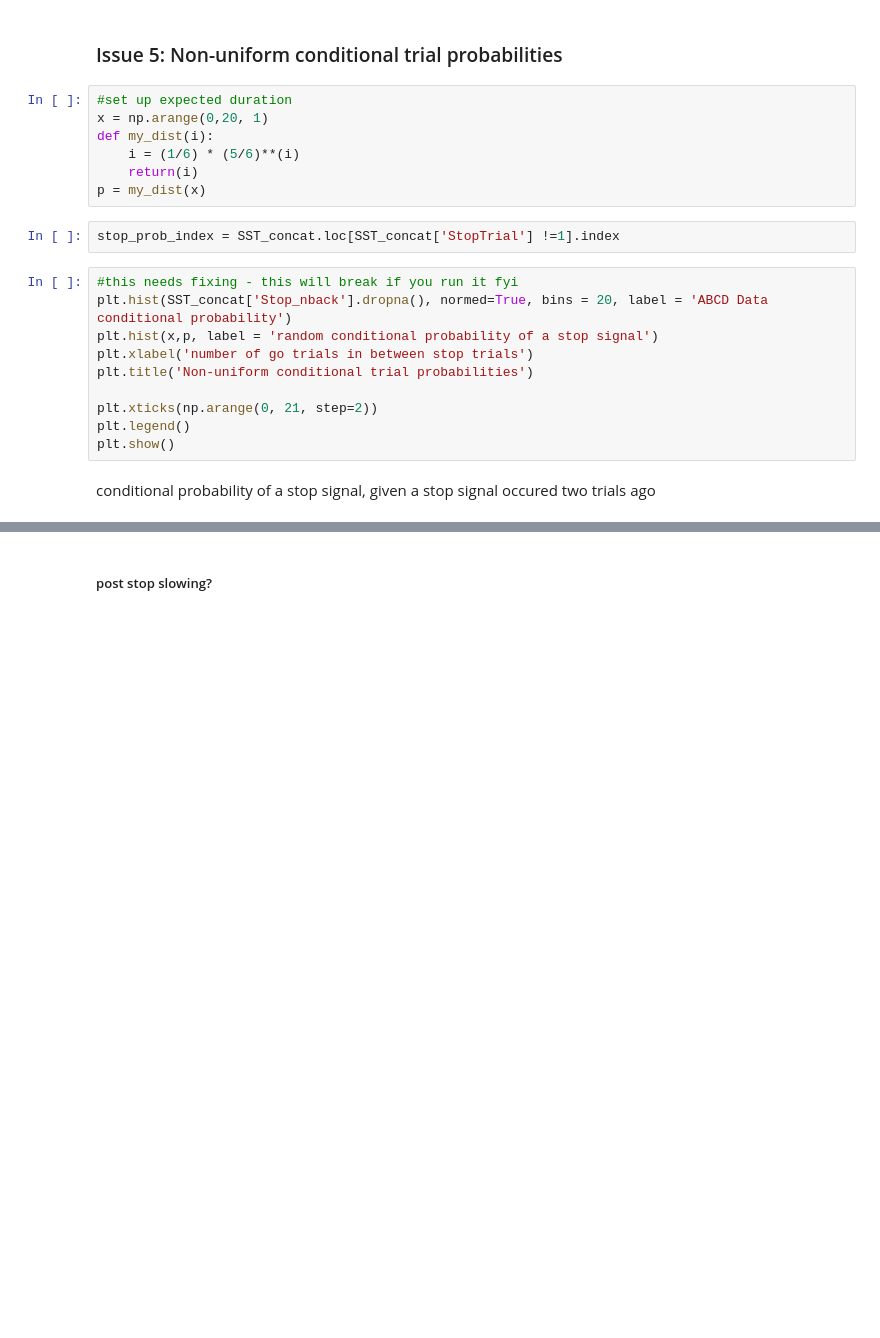
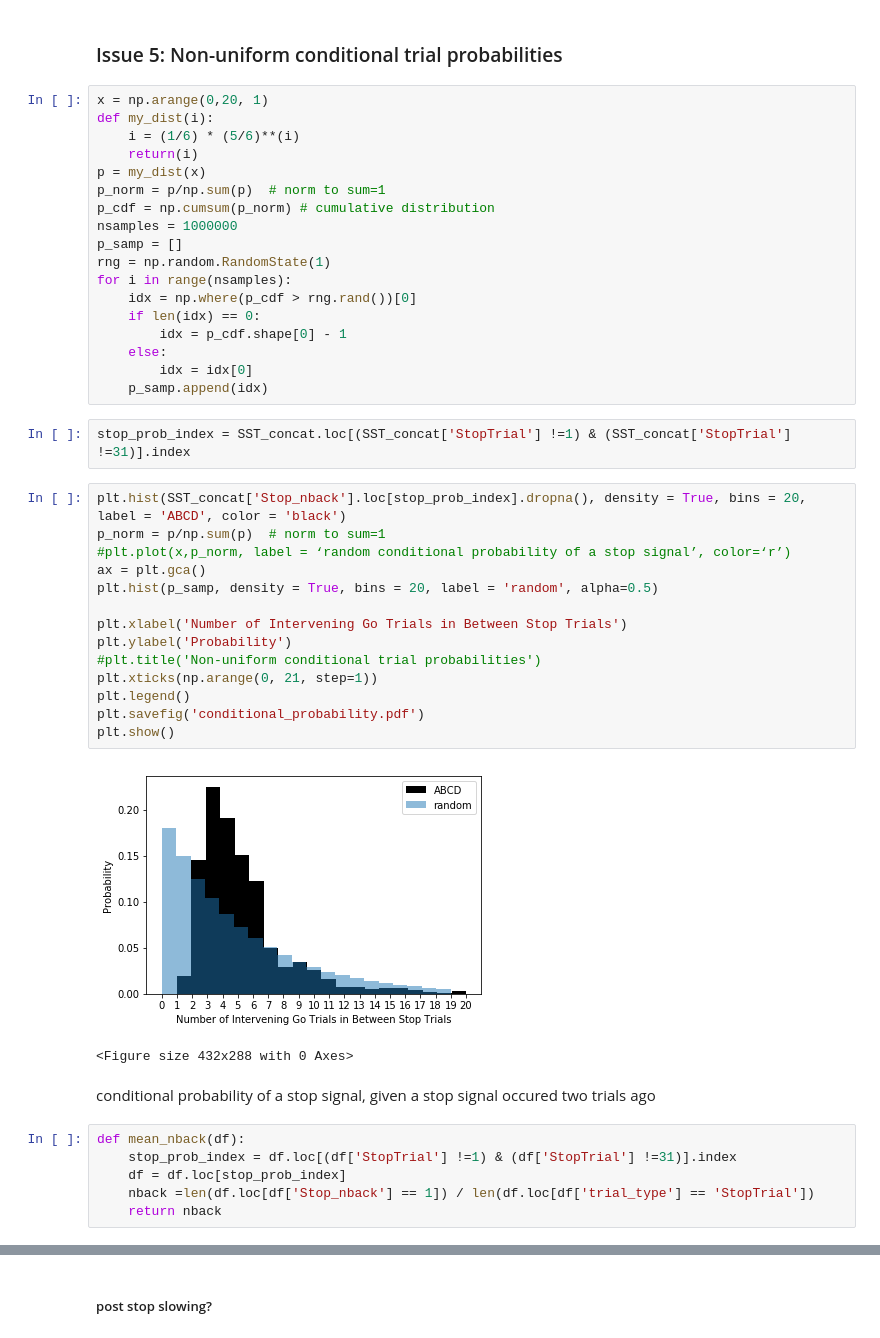
Before and after one commit to mckenziephagen/ABCD_Stop_Signal, a Jupyter notebook: scripts/SST_manuscript/SST_problems.ipynb, the cells around one changed output, grey strips where cells are left out. Drawn from its saved outputs; the diff is of its cells as text; blank space fills up the shorter version.

```diff
--- a/scripts/SST_manuscript/SST_problems.ipynb
+++ b/scripts/SST_manuscript/SST_problems.ipynb
@@ -196,23 +269,47 @@ len(SST_concat.loc[(SST_concat['SSDDur'] == 0) & (SST_concat['correct_stop'] ==
 # %% [markdown]
 ### Issue 5: Non-uniform conditional trial probabilities
-# %%
-#set up expected duration
-x = np.arange(0,20, 1)
-def my_dist(i):
-    i = (1/6) * (5/6)**(i)
-    return(i)
-p = my_dist(x)
+# %%
+x = np.arange(0,20, 1)
+def my_dist(i):
+    i = (1/6) * (5/6)**(i)
+    return(i)
+p = my_dist(x)
+p_norm = p/np.sum(p)  # norm to sum=1
+p_cdf = np.cumsum(p_norm) # cumulative distribution
+nsamples = 1000000
+p_samp = []
+rng = np.random.RandomState(1)
+for i in range(nsamples):
+    idx = np.where(p_cdf > rng.rand())[0]
+    if len(idx) == 0:
+        idx = p_cdf.shape[0] - 1
+    else:
+        idx = idx[0]
+    p_samp.append(idx)
 # %%
-stop_prob_index = SST_concat.loc[SST_concat['StopTrial'] !=1].index
+stop_prob_index = SST_concat.loc[(SST_concat['StopTrial'] !=1) & (SST_concat['StopTrial'] !=31)].index
 # %%
-#this needs fixing - this will break if you run it fyi
-plt.hist(SST_concat['Stop_nback'].dropna(), normed=True, bins = 20, label = 'ABCD Data conditional probability')
-plt.hist(x,p, label = 'random conditional probability of a stop signal')
-plt.xlabel('number of go trials in between stop trials')
-plt.title('Non-uniform conditional trial probabilities')
+plt.hist(SST_concat['Stop_nback'].loc[stop_prob_index].dropna(), density = True, bins = 20, label = 'ABCD', color = 'black')
+p_norm = p/np.sum(p)  # norm to sum=1
+#plt.plot(x,p_norm, label = ‘random conditional probability of a stop signal’, color=‘r’)
+ax = plt.gca()
+plt.hist(p_samp, density = True, bins = 20, label = 'random', alpha=0.5)
 
-plt.xticks(np.arange(0, 21, step=2))
+plt.xlabel('Number of Intervening Go Trials in Between Stop Trials')
+plt.ylabel('Probability')
+#plt.title('Non-uniform conditional trial probabilities')
+plt.xticks(np.arange(0, 21, step=1))
 plt.legend()
+plt.savefig('conditional_probability.pdf')
 plt.show()
+# %% [output]
+[figure, added]
+<Figure size 432x288 with 0 Axes>
 # %% [markdown]
 conditional probability of a stop signal, given a stop signal occured two trials ago
+# %%
+def mean_nback(df):
+    stop_prob_index = df.loc[(df['StopTrial'] !=1) & (df['StopTrial'] !=31)].index
+    df = df.loc[stop_prob_index]
+    nback =len(df.loc[df['Stop_nback'] == 1]) / len(df.loc[df['trial_type'] == 'StopTrial'])
+    return nback
```
Also changed, not shown: parts of 56 cells of this notebook.
